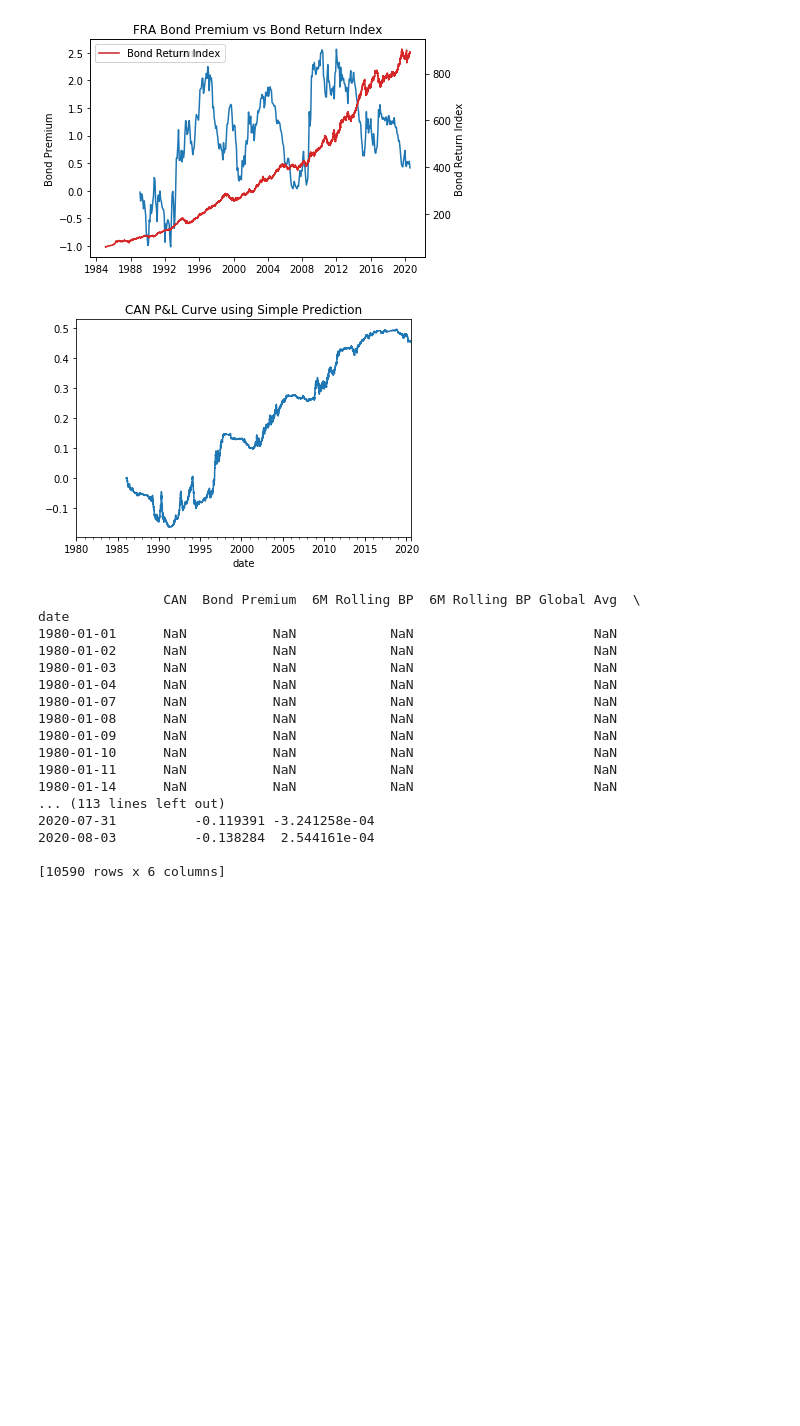
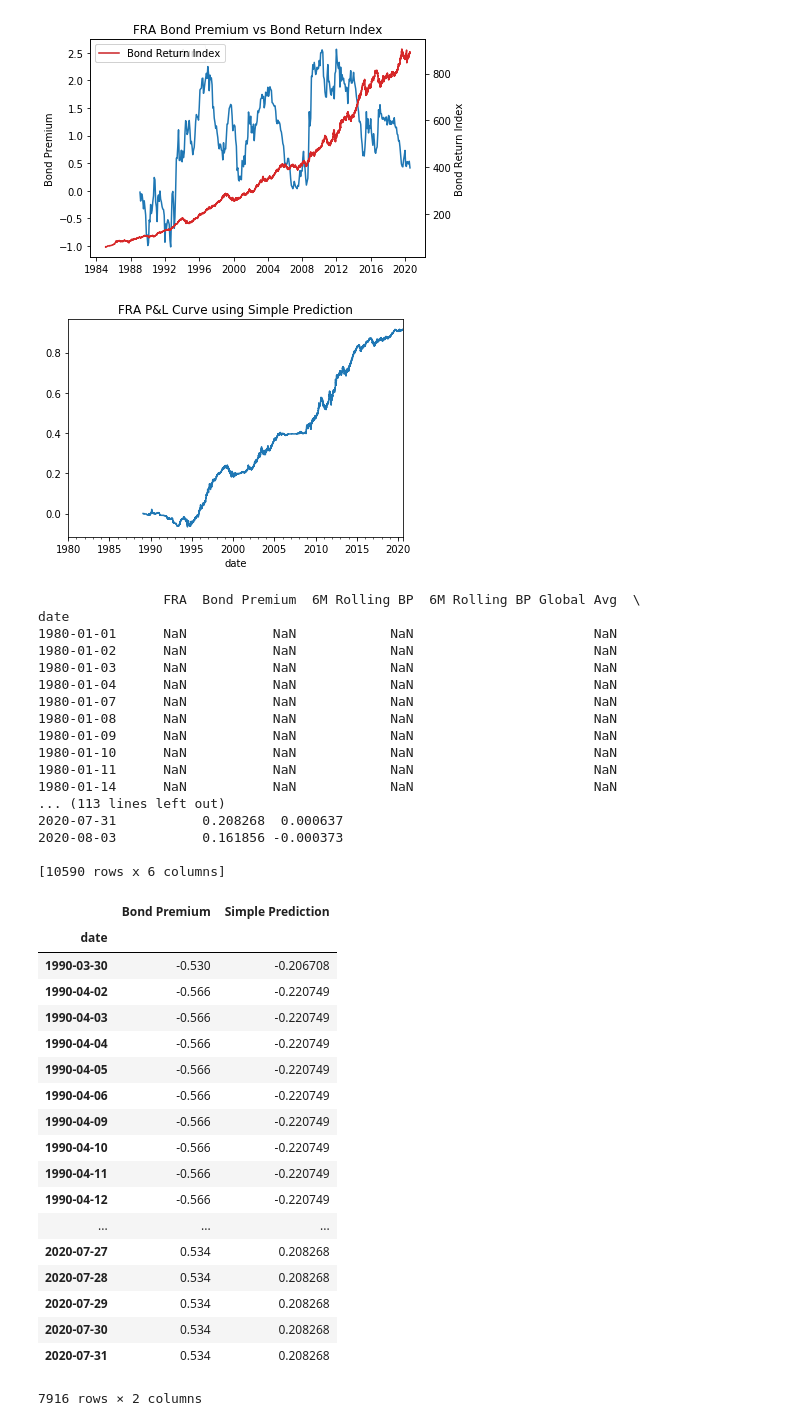
Before and after one commit to Mike-Huntress/Internship2020, a Jupyter notebook: Project.ipynb, the cells around one changed output. Cells and saved outputs as stored; diff of their text form; code cells hidden in the pictures; blank space fills up the shorter version.

Commit message:
fixed bond premium standardization method

```diff
--- a/Project.ipynb
+++ b/Project.ipynb
@@ -81,38 +81,39 @@ def BondPremiumIndicator(country):
     countryData['6M Rolling BP'] = (BondPremium[country].rolling(6).mean()).resample('B').ffill()
     countryData['6M Rolling BP Global Avg'] = (BondPremium[average].rolling(6).mean()).resample('B').ffill()
 
     # Simple prediction looks only at Bond Premium and scales it
-    # The bigger the Bond Premium, the steeper the yield curve, the bigger our long position
-    scaler = MinMaxScaler(feature_range=(-1, 1))
+    # LOGIC: The bigger the Bond Premium, the steeper the yield curve, the bigger our long position
+    # LOGIC: If the Bond Premium is positive, our position should be positive (long)
+    scaler = MaxAbsScaler()
     countryData['Simple Prediction'] = scaler.fit_transform(countryData['Bond Premium'].values.reshape(-1,1))
 
     # Better prediction needs to consider change over time and local/global context
     # WORKING ON THIS NOW
 
     # Calculate P&L
     countryData = PandLAnalysis(countryData, country)
 
     return countryData
 
 
 # Calculate and display P&L values from prediction dataframe
 def PandLAnalysis(data, country):
 
     data['P&L'] = data['Simple Prediction'] * data[country].shift(1).pct_change()
 
     # Plot P&L Curve
     data['P&L'].cumsum().plot()
     plt.title(f'{country} P&L Curve using Simple Prediction')
     plt.show()
 
     return data
 
-country = 'CAN'
+country = 'FRA'
 results = BondPremiumIndicator(country)
 print(results)
 # %% [output]
-[figure, old version]
+[figure, new version]
-                CAN  Bond Premium  6M Rolling BP  6M Rolling BP Global Avg  \
+                FRA  Bond Premium  6M Rolling BP  6M Rolling BP Global Avg  \
 date
 1980-01-01      NaN           NaN            NaN                       NaN
 1980-01-02      NaN           NaN            NaN                       NaN
@@ -125,7 +126,26 @@ date
 1980-01-11      NaN           NaN            NaN                       NaN
 1980-01-14      NaN           NaN            NaN                       NaN
 ... (113 lines left out)
-2020-07-31          -0.119391 -3.241258e-04
-2020-08-03          -0.138284  2.544161e-04
+2020-07-31           0.208268  0.000637
+2020-08-03           0.161856 -0.000373
 
 [10590 rows x 6 columns]
+|  | Bond Premium | Simple Prediction |
+| date |  |  |
+| 1990-03-30 | -0.530 | -0.206708 |
+| 1990-04-02 | -0.566 | -0.220749 |
+| 1990-04-03 | -0.566 | -0.220749 |
+| 1990-04-04 | -0.566 | -0.220749 |
+| 1990-04-05 | -0.566 | -0.220749 |
+| 1990-04-06 | -0.566 | -0.220749 |
+| 1990-04-09 | -0.566 | -0.220749 |
+| 1990-04-10 | -0.566 | -0.220749 |
+| 1990-04-11 | -0.566 | -0.220749 |
+| 1990-04-12 | -0.566 | -0.220749 |
+| ... | ... | ... |
+| 2020-07-27 | 0.534 | 0.208268 |
+| 2020-07-28 | 0.534 | 0.208268 |
+| 2020-07-29 | 0.534 | 0.208268 |
+| 2020-07-30 | 0.534 | 0.208268 |
+| 2020-07-31 | 0.534 | 0.208268 |
+7916 rows × 2 columns
```
Also changed, not shown: parts of 1 cell of this notebook.
